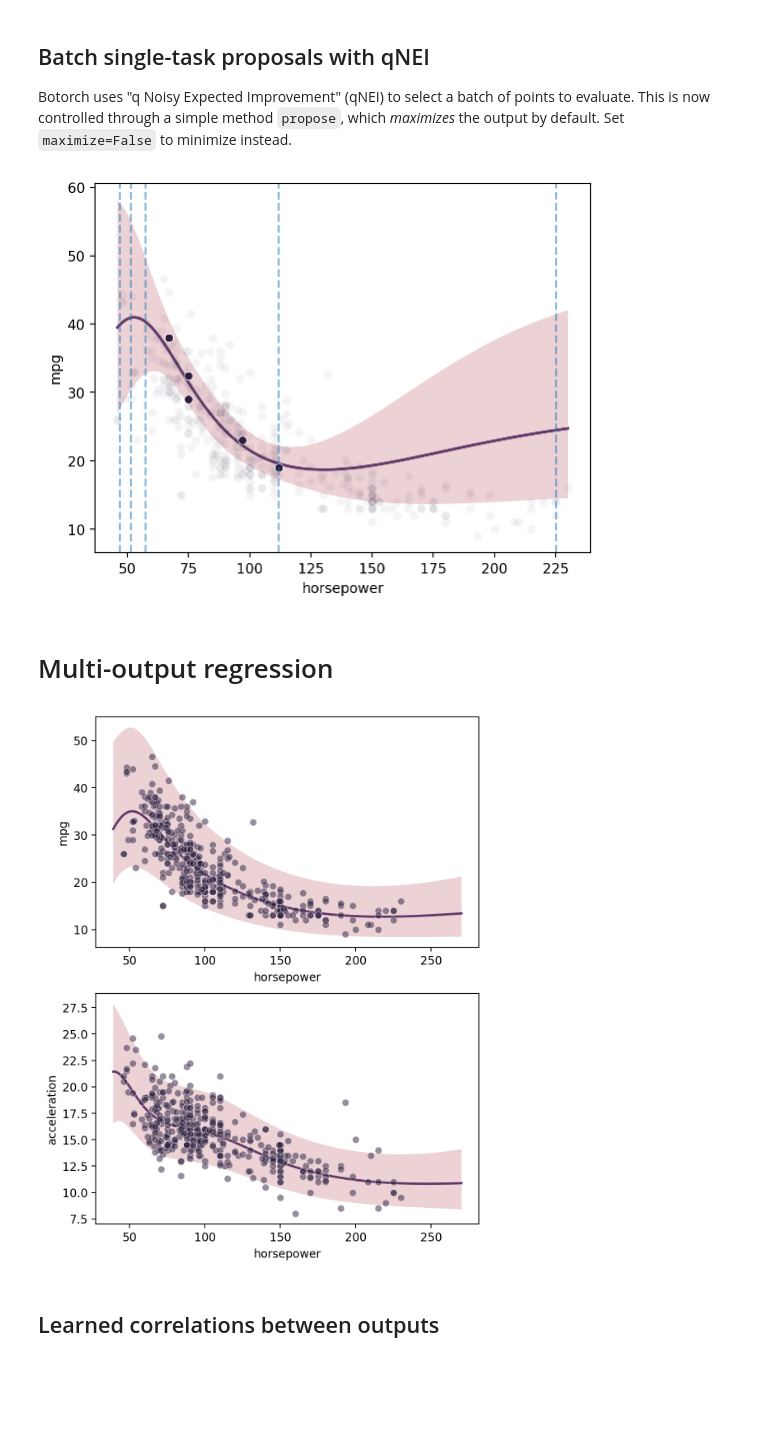
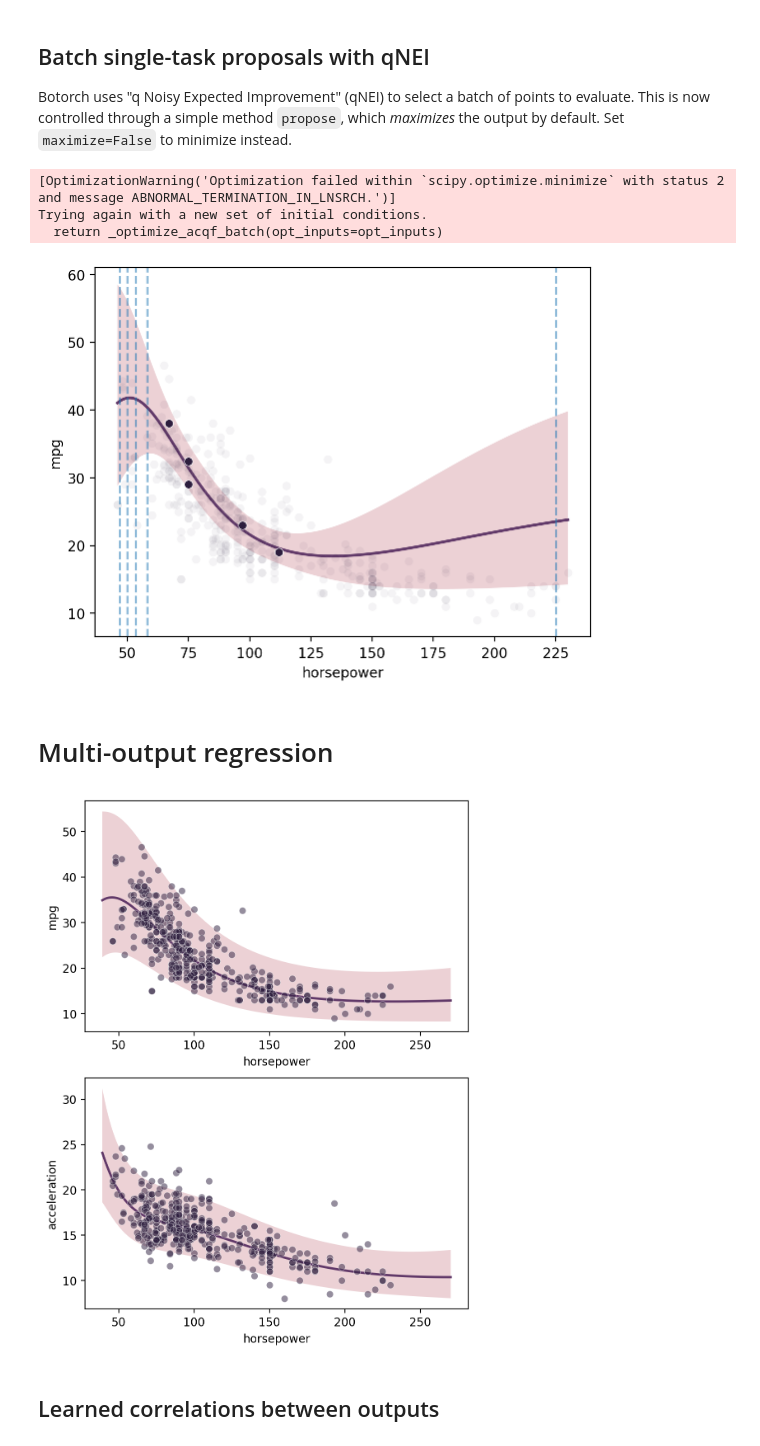
Before and after one commit to JohnGoertz/Gumbi, a Jupyter notebook: docs/source/notebooks/examples/Cars_Dataset_Botorch.ipynb, the cells around one changed output. Saved outputs shown, nothing was run; the diff lists cells and outputs as text; code cells hidden in the pictures; blank space fills up the shorter version.

Commit message:
docs(Cars_Dataset_Botorch) update to include Independent multitask kernel

```diff
--- a/docs/source/notebooks/examples/Cars_Dataset_Botorch.ipynb
+++ b/docs/source/notebooks/examples/Cars_Dataset_Botorch.ipynb
@@ -64,32 +64,35 @@ sns.scatterplot(
 )
 
 bounds = np.array([[X.z.values().min(0)+0.1, X.z.values().max(0)-0.1]]).T
-bounds = torch.from_numpy(bounds).to(gp.device)
+# bounds = torch.from_numpy(bounds).to(gp.device)
 
 candidates, _ = gp.propose(maximize=True, q=5, bounds=bounds)
 
 for x in candidates:
     plt.axvline(x.values(), color='C0', linestyle='--', alpha=0.5)
 # %% [output]
+[OptimizationWarning('Optimization failed within `scipy.optimize.minimize` with status 2 and message ABNORMAL_TERMINATION_IN_LNSRCH.')]
+Trying again with a new set of initial conditions.
+  return _optimize_acqf_batch(opt_inputs=opt_inputs)
-[figure, old version]
+[figure, new version]
 # %% [markdown]
 # Multi-output regression
 # %%
 gp = GP(ds)
-gp.fit(outputs=['mpg', 'acceleration'], continuous_dims=['horsepower']);
+gp.fit(outputs=['mpg', 'acceleration'], continuous_dims=['horsepower'], multitask_kernel='Hadamard')
 
 X = gp.prepare_grid()
 Y = gp.predict_grid()
 
 axs = plt.subplots(2,1, figsize=(6, 8))[1]
 for ax, output in zip(axs, gp.outputs):
     y = Y.get(output)
 
     gmb.ParrayPlotter(X, y).plot(ax=ax)
 
     sns.scatterplot(data=cars, x='horsepower', y=output, color=sns.cubehelix_palette()[-1], alpha=0.5, ax=ax);
 # %% [output]
-[figure, old version]
+[figure, new version]
 # %% [markdown]
 ## Learned correlations between outputs
 # %%
```
Also changed, not shown: parts of 7 cells of this notebook, 1 other file.
